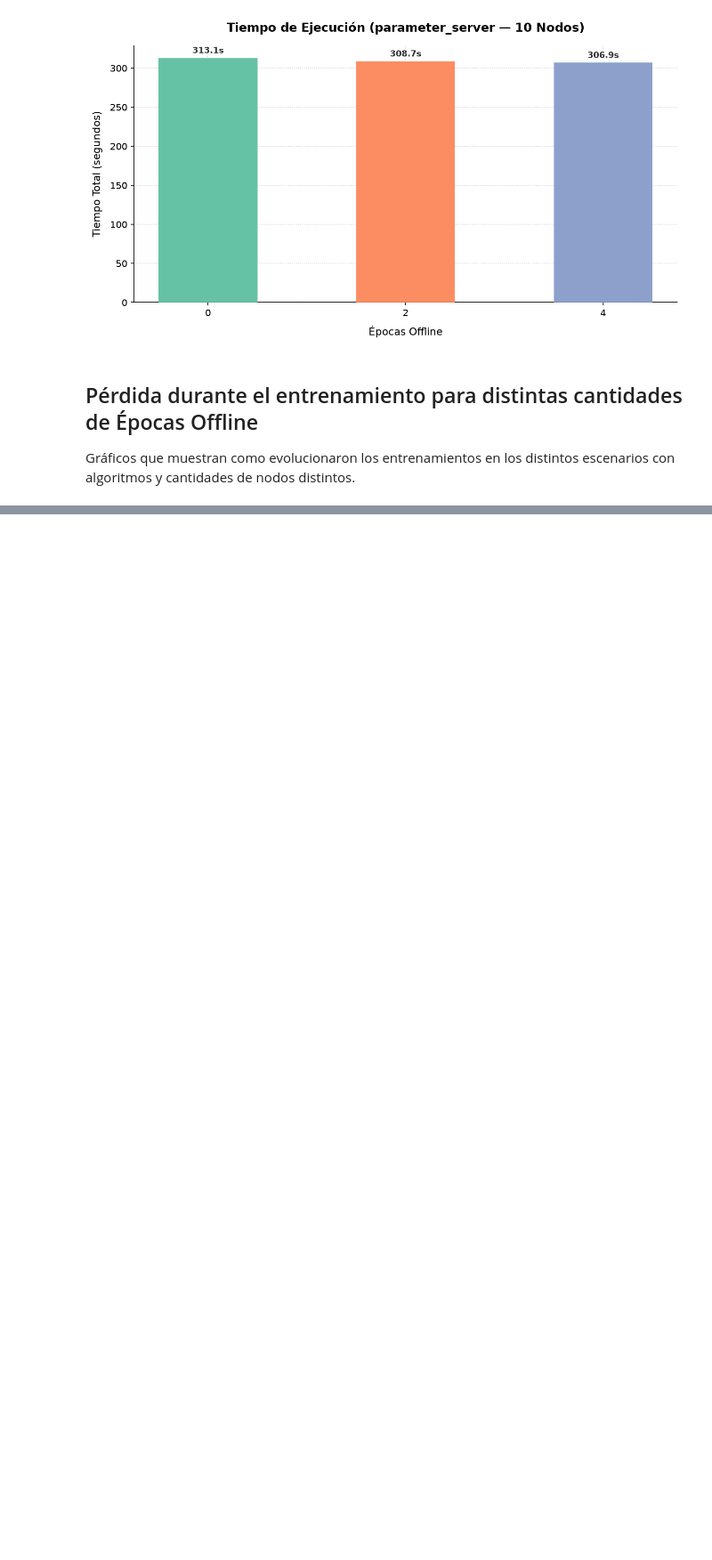
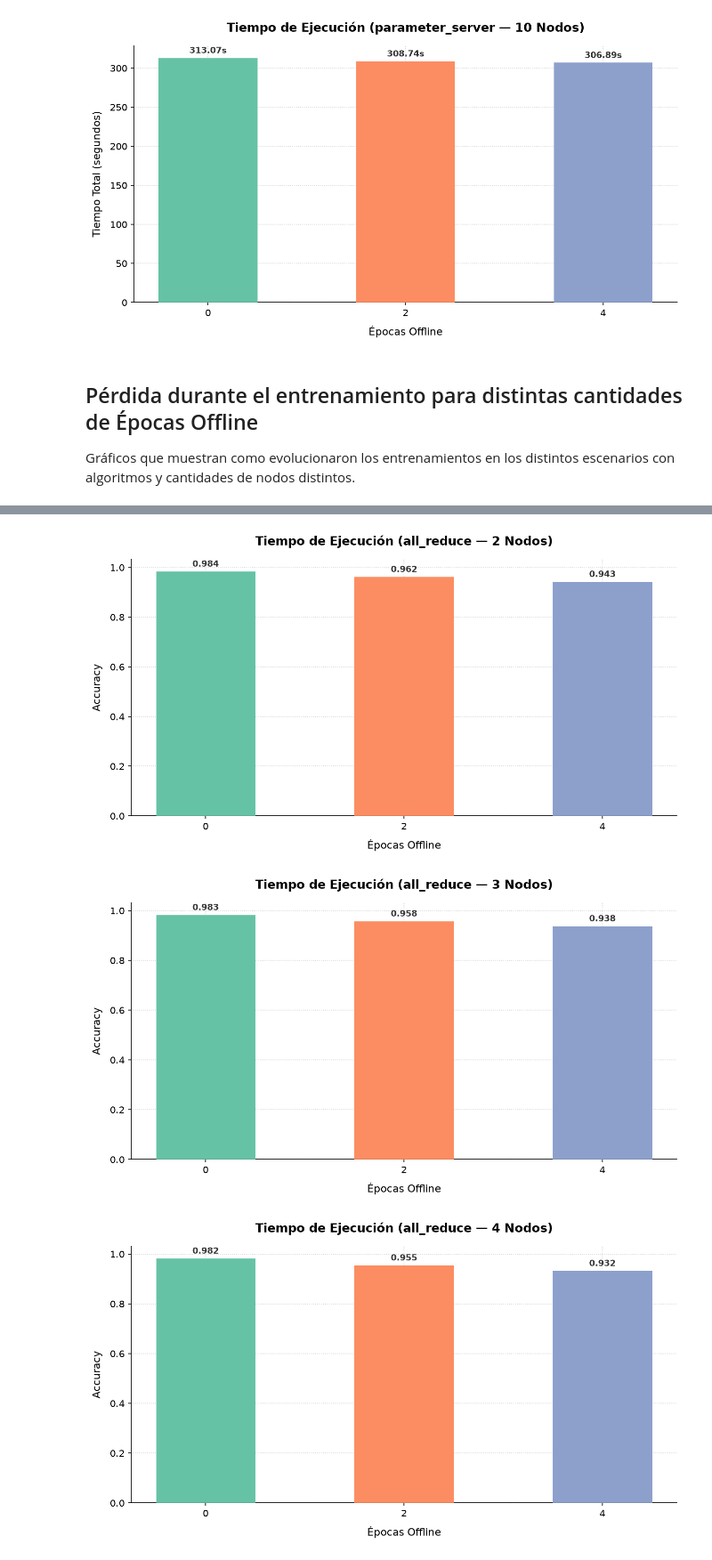
Before and after one commit to mbianchif/Aprendizaje-Profundo, a Jupyter notebook: report/notebook.ipynb, the cells around one changed output, grey strips where cells are left out. Shown at 89% size. Saved outputs shown, nothing was run; the diff lists cells and outputs as text; code cells hidden in the pictures; blank space fills up the shorter version.

```diff
--- a/report/notebook.ipynb
+++ b/report/notebook.ipynb
@@ -140,7 +140,7 @@ for algorithm, nodes in product(ALGORITHMS, NODES):
         assert len(runs) == 1
         ms = runs[0]
 
-        x_labels.append(f"{offline_epochs}")
+        x_labels.append(str(offline_epochs))
         bar_values.append(ms.secs_taken_avg)
         bar_colors.append(COLORS[i])
 
@@ -159,7 +159,7 @@ for algorithm, nodes in product(ALGORITHMS, NODES):
     for bar in bars:
         height = bar.get_height()
         ax.annotate(
-            f'{height:.1f}s',
+            f'{height:.2f}s',
             xy=(bar.get_x() + bar.get_width() / 2, height),
             xytext=(0, 3),
             textcoords="offset points",
@@ -239,0 +231,53 @@ for algorithm, nodes in product(ALGORITHMS, NODES):
+# %%
+from itertools import product
+
+import matplotlib.pyplot as plt
+
+
+for algorithm, nodes in product(ALGORITHMS, NODES):
+    fig, ax = plt.subplots(figsize=(9, 5))
+
+    x_labels = []
+    bar_values = []
+    bar_colors = []
+
+    for i, offline_epochs in enumerate(OFFLINE_EPOCHS):
+        runs = measurements_if(algorithm=algorithm, nodes=nodes, offline_epochs=offline_epochs)
+        assert len(runs) == 1
+        ms = runs[0]
+
+        x_labels.append(str(offline_epochs))
+        bar_values.append(ms.acc_avg)
+        bar_colors.append(COLORS[i])
+
+    bars = ax.bar(
+        x_labels,
+        bar_values,
+        color=bar_colors,
+        width=0.5,
+        zorder=3
+    )
+
+    ax.set_title(f"Tiempo de Ejecución ({algorithm} — {nodes} Nodos)", fontsize=13, pad=15, weight='bold')
+    ax.set_xlabel("Épocas Offline", fontsize=11, labelpad=8)
+    ax.set_ylabel("Accuracy", fontsize=11, labelpad=8)
+
+    for bar in bars:
+        height = bar.get_height()
+        ax.annotate(
+            f'{height:.3f}',
+            xy=(bar.get_x() + bar.get_width() / 2, height),
+            xytext=(0, 3),
+            textcoords="offset points",
+            ha='center',
+            va='bottom',
+            fontsize=9,
+            weight='bold',
+            color='#333333'
+        )
+
+    save_and_plot(f"{algorithm}-{nodes}", "accuracy_per_offline_epoch")
+# %% [output]
+[figure, added]
+[figure, added]
+[figure, added]
```
Also changed, not shown: parts of 4 cells of this notebook, 48 other files.
